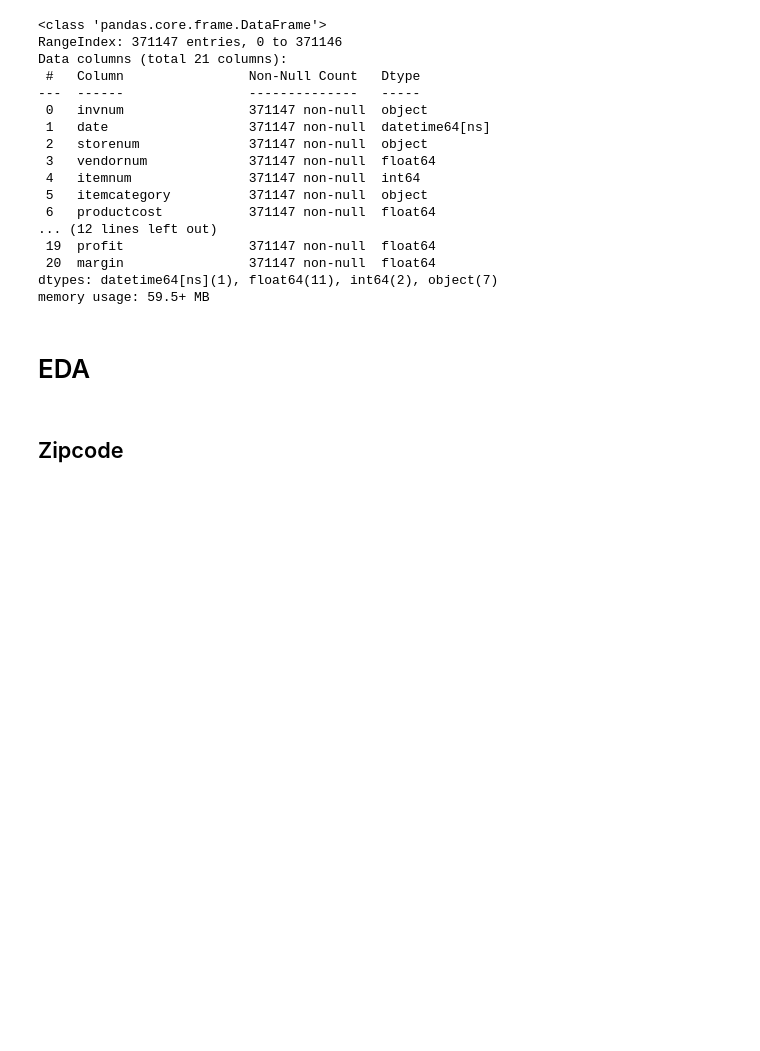
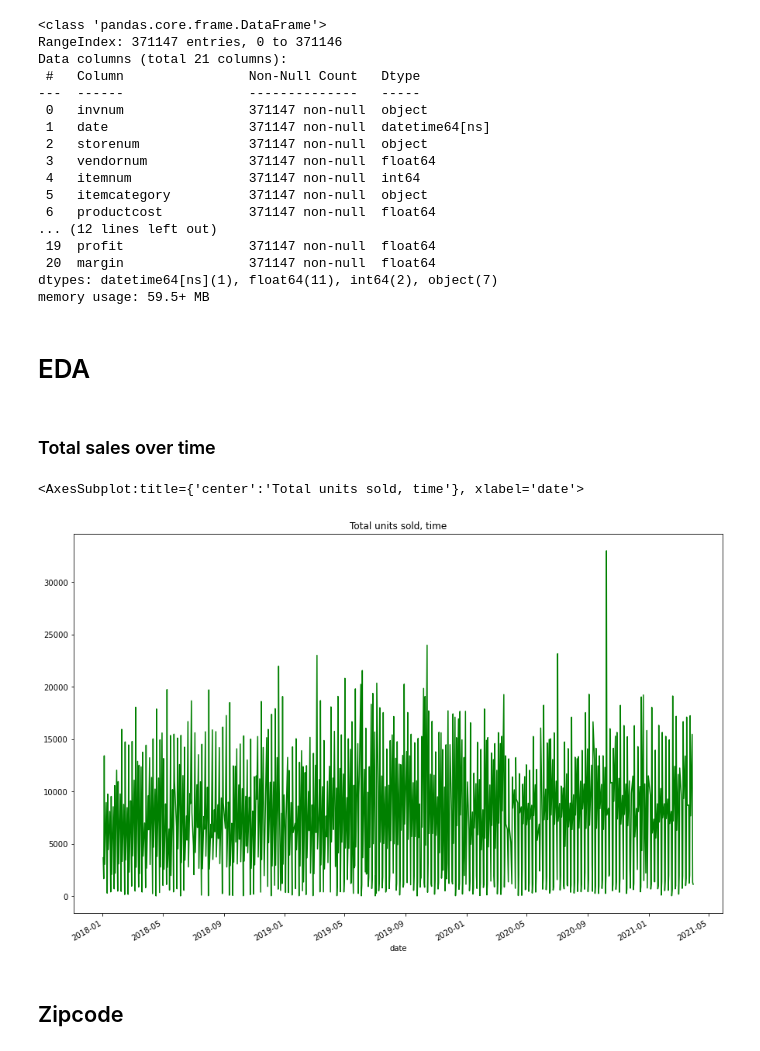
Before and after one commit to FardinAhsan146/Business-analytics-competition, a Jupyter notebook: data_analysis/EDA_consise.ipynb, the cells around one changed output. Cells and saved outputs as stored; diff of their text form; code cells hidden in the pictures; blank space fills up the shorter version.

```diff
--- a/data_analysis/EDA_consise.ipynb
+++ b/data_analysis/EDA_consise.ipynb
@@ -288,6 +288,13 @@ memory usage: 59.5+ MB
 #df_info_final.to_csv('pharm_info_final.csv')
 # %% [markdown]
 # EDA
+# %% [markdown]
+### Total sales over time
+# %%
+df_merged_final.groupby(['date'])['units_sold'].sum().plot(color = 'green', title = 'Total units sold, time')
+# %% [output]
+<AxesSubplot:title={'center':'Total units sold, time'}, xlabel='date'>
+[figure, added]
 # %% [markdown]
 ## Zipcode
 # %% [markdown]
```
Also changed, not shown: parts of 24 cells of this notebook, 9 other files.
